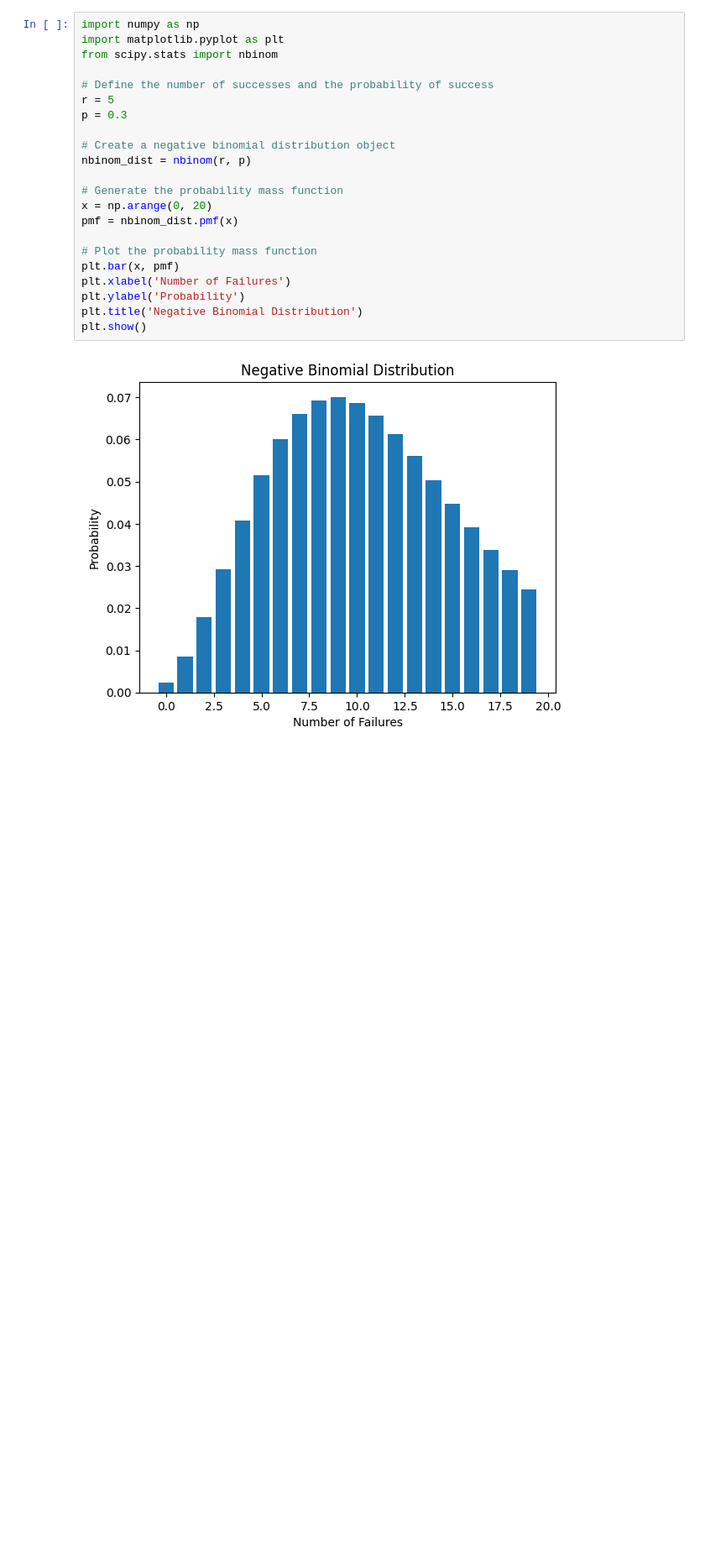
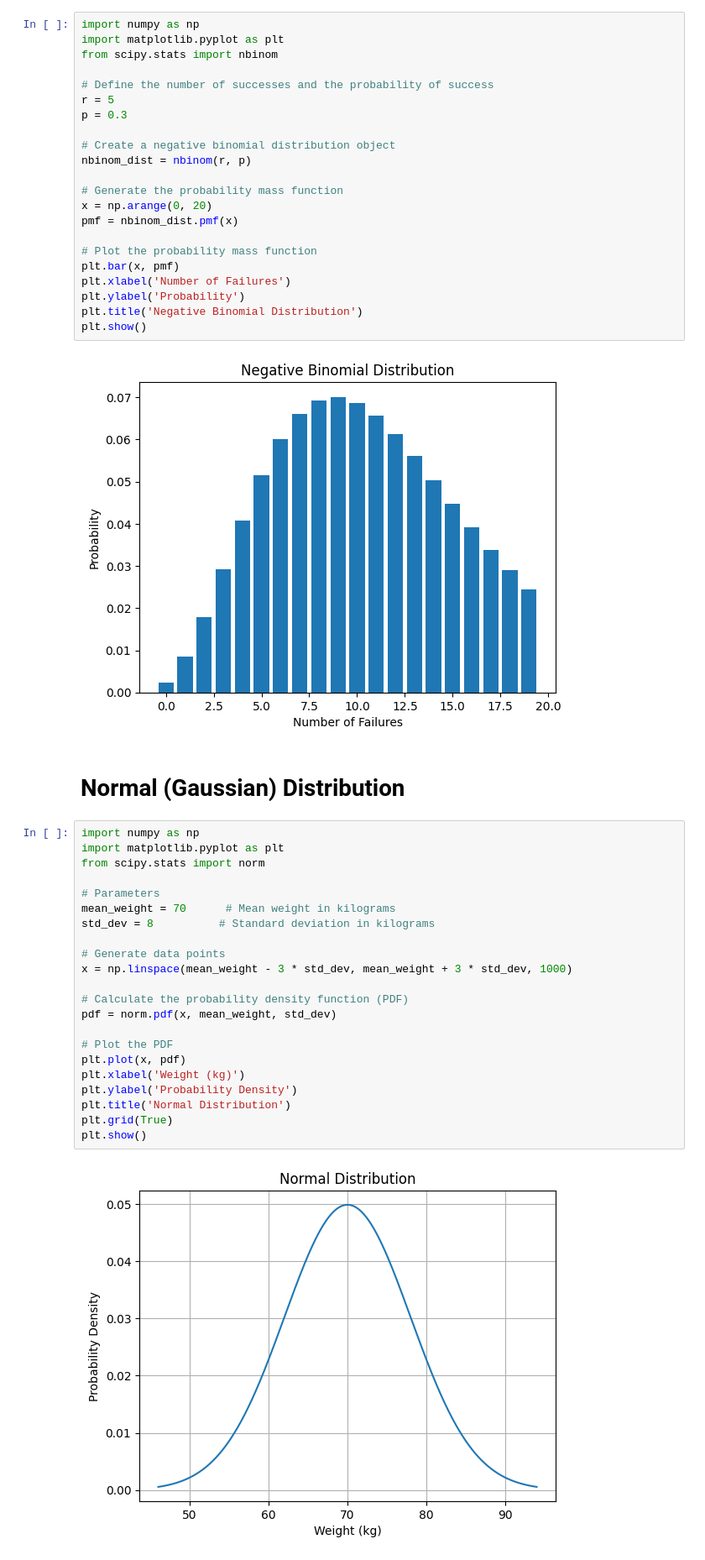
Before and after one commit to HasancanCakicioglu/Medium_Posts, a Jupyter notebook: Probability_Distributions.ipynb, the cells around one changed output. Shown at 84% size. Saved outputs shown, nothing was run; the diff lists cells and outputs as text; blank space fills up the shorter version.

```diff
--- a/Probability_Distributions.ipynb
+++ b/Probability_Distributions.ipynb
@@ -169,3 +174,29 @@ plt.title('Negative Binomial Distribution')
 plt.show()
 # %% [output]
 [figure]
+# %% [markdown]
+# **Normal (Gaussian) Distribution**
+# %%
+import numpy as np
+import matplotlib.pyplot as plt
+from scipy.stats import norm
+
+# Parameters
+mean_weight = 70      # Mean weight in kilograms
+std_dev = 8          # Standard deviation in kilograms
+
+# Generate data points
+x = np.linspace(mean_weight - 3 * std_dev, mean_weight + 3 * std_dev, 1000)
+
+# Calculate the probability density function (PDF)
+pdf = norm.pdf(x, mean_weight, std_dev)
+
+# Plot the PDF
+plt.plot(x, pdf)
+plt.xlabel('Weight (kg)')
+plt.ylabel('Probability Density')
+plt.title('Normal Distribution')
+plt.grid(True)
+plt.show()
+# %% [output]
+[figure, added]
```
Also changed, not shown: parts of 6 cells of this notebook.
